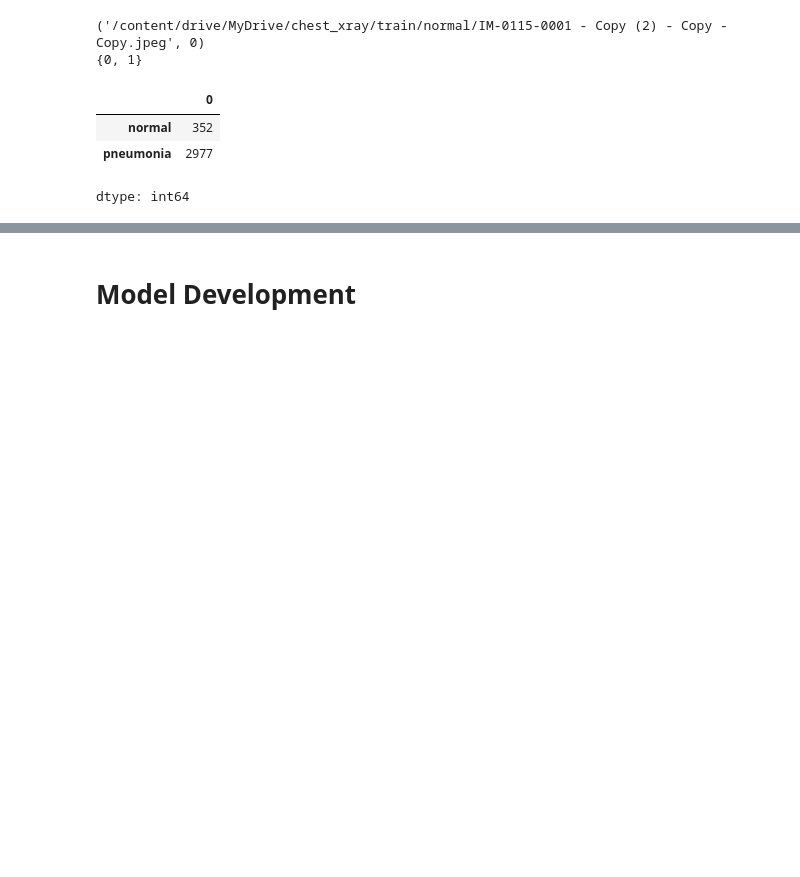
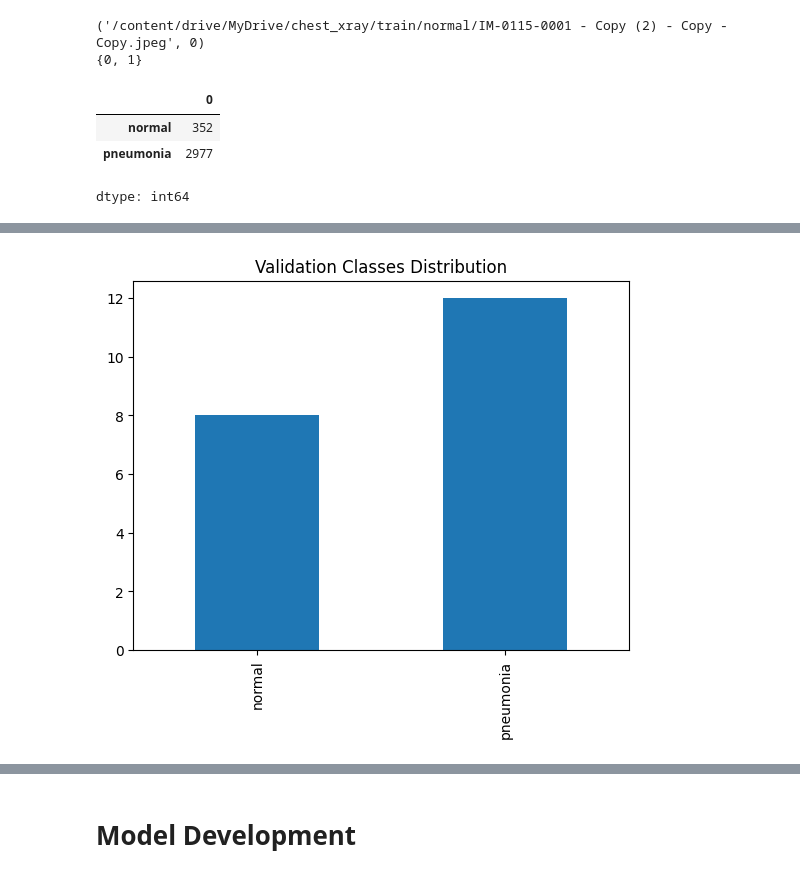
Before and after one commit to richardmukechiwa/Pnuemonia-Xray-ImageClassification, a Jupyter notebook: PnuemoniaClassification.ipynb, the cells around one changed output, grey strips where cells are left out. Cells and saved outputs as stored; diff of their text form; code cells hidden in the pictures; blank space fills up the shorter version.

```diff
--- a/PnuemoniaClassification.ipynb
+++ b/PnuemoniaClassification.ipynb
@@ -147,0 +157,4 @@ plt.title("Classes Distribution");
+# %%
+#class counts for validation data
+val_count = class_counts(val_dataset)
+val_count
@@ -147,0 +166,6 @@ plt.title("Classes Distribution");
+# %%
+# plot the class counts
+val_count.plot(kind = 'bar')
+plt.title("Validation Classes Distribution");
+# %% [output]
+[figure, added]
```
Also changed, not shown: parts of 23 cells of this notebook.
